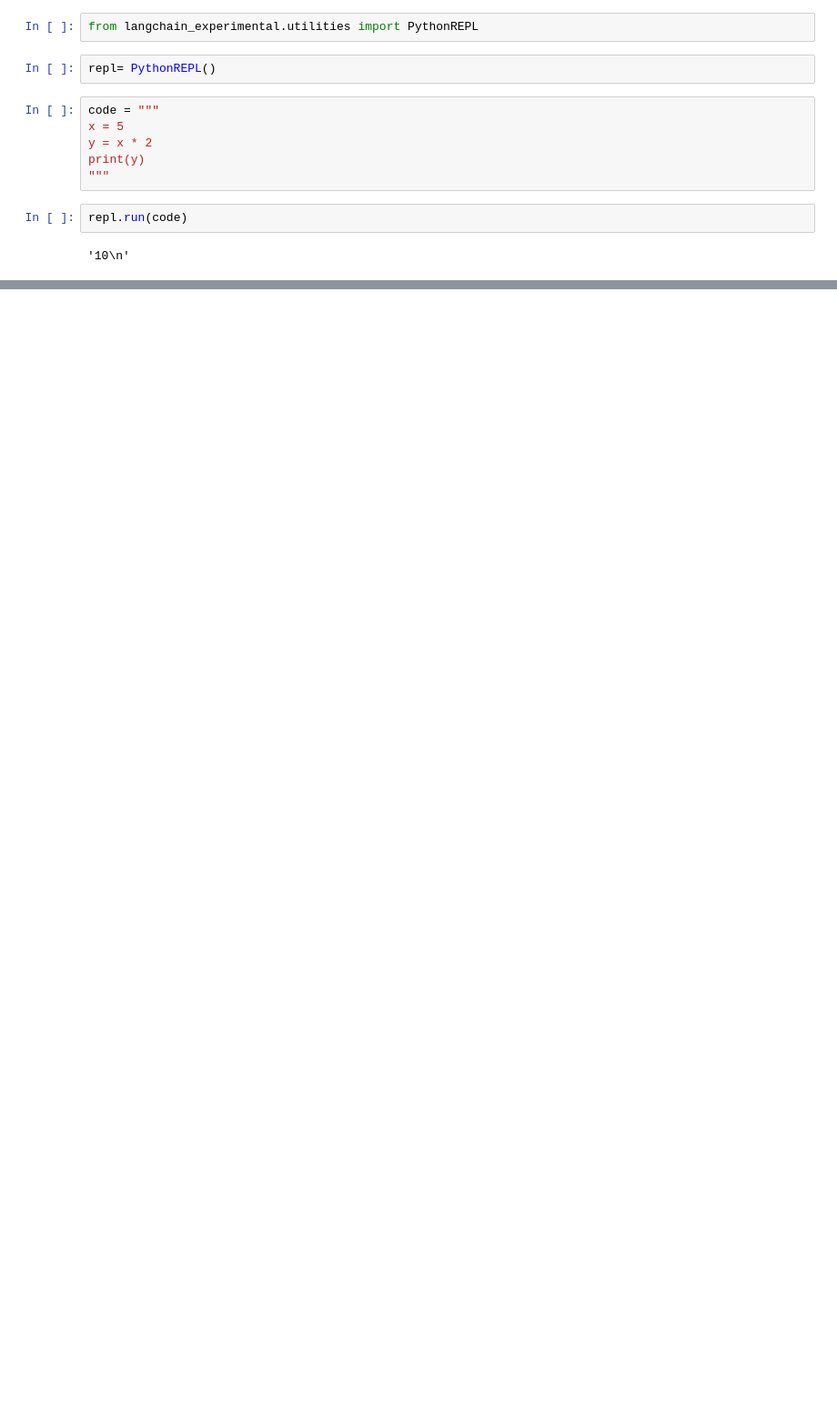
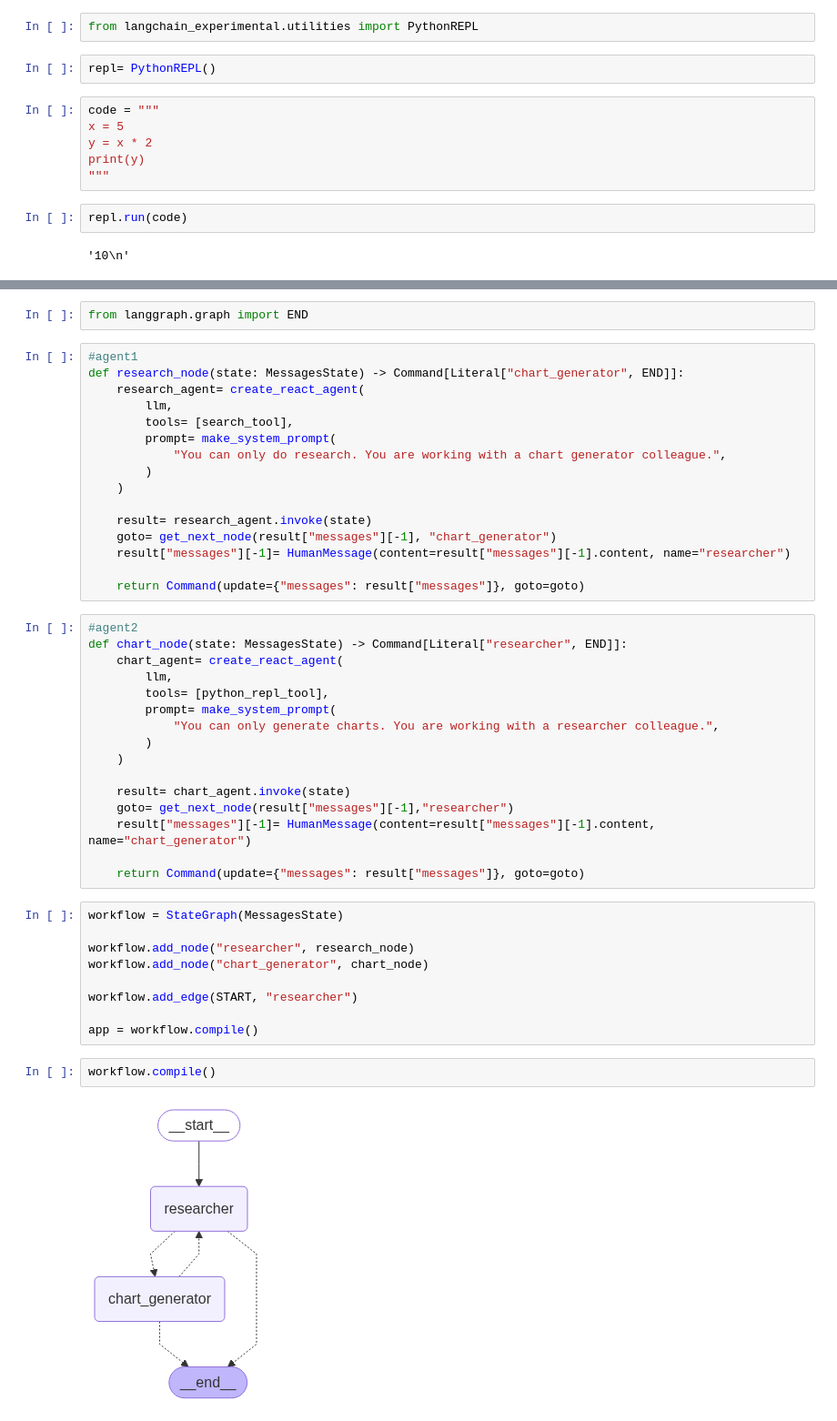
Before and after one commit to satish1650/AgenticAI, a Jupyter notebook: 3-LangGraph/3.7-langgraph_class_6_multiagent.ipynb, the cells around one changed output, grey strips where cells are left out. Shown at 91% size. Drawn from its saved outputs; the diff is of its cells as text; blank space fills up the shorter version.

```diff
--- a/3-LangGraph/3.7-langgraph_class_6_multiagent.ipynb
+++ b/3-LangGraph/3.7-langgraph_class_6_multiagent.ipynb
@@ -227,0 +305,47 @@ repl.run(code)
+# %%
+from langgraph.graph import END
+# %%
+#agent1
+def research_node(state: MessagesState) -> Command[Literal["chart_generator", END]]:
+    research_agent= create_react_agent(
+        llm,
+        tools= [search_tool],
+        prompt= make_system_prompt(
+            "You can only do research. You are working with a chart generator colleague.",
+        )
+    )
+
+    result= research_agent.invoke(state)
+    goto= get_next_node(result["messages"][-1], "chart_generator")
+    result["messages"][-1]= HumanMessage(content=result["messages"][-1].content, name="researcher")
+
+    return Command(update={"messages": result["messages"]}, goto=goto)
+# %%
+#agent2
+def chart_node(state: MessagesState) -> Command[Literal["researcher", END]]:
+    chart_agent= create_react_agent(
+        llm,
+        tools= [python_repl_tool],
+        prompt= make_system_prompt(
+            "You can only generate charts. You are working with a researcher colleague.",
+        )
+    )
+
+    result= chart_agent.invoke(state)
+    goto= get_next_node(result["messages"][-1],"researcher")
+    result["messages"][-1]= HumanMessage(content=result["messages"][-1].content, name="chart_generator")
+
+    return Command(update={"messages": result["messages"]}, goto=goto)
+# %%
+workflow = StateGraph(MessagesState)
+
+workflow.add_node("researcher", research_node)
+workflow.add_node("chart_generator", chart_node)
+
+workflow.add_edge(START, "researcher")
+
+app = workflow.compile()
+# %%
+workflow.compile()
+# %% [output]
+[figure, added]
```
Also changed, not shown: parts of 14 cells of this notebook.
